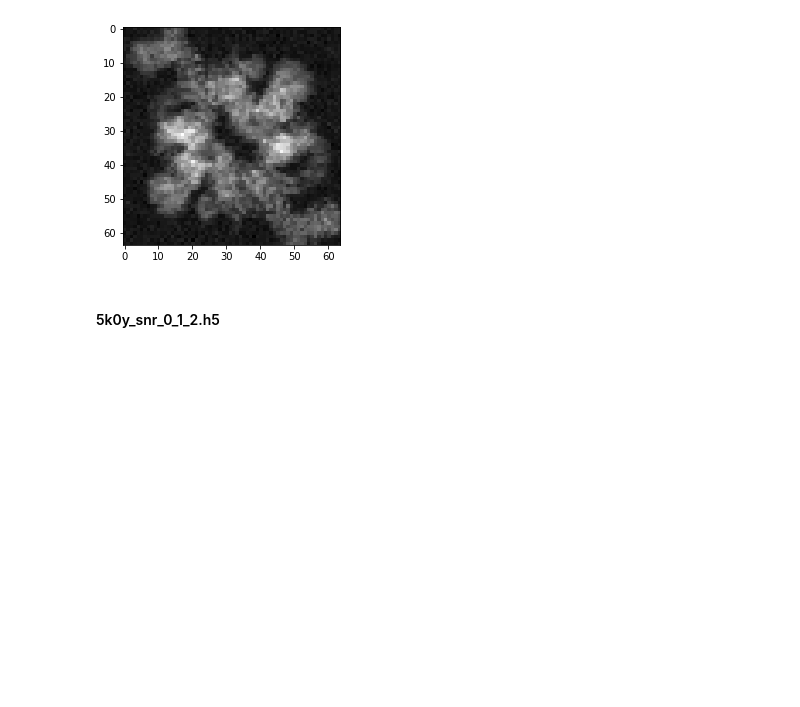
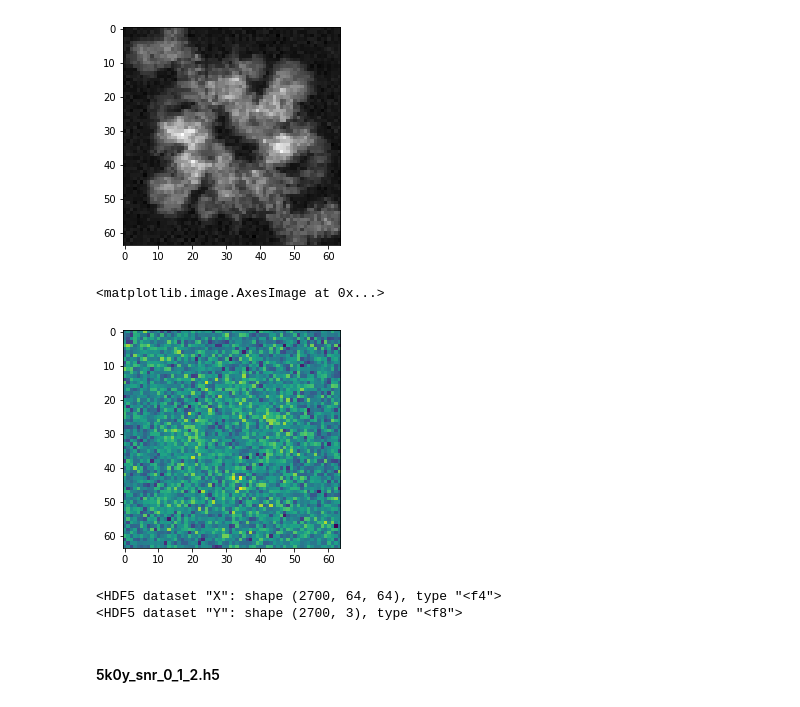
Before and after one commit to JJJJJasonZheng/cryo-EM, a Jupyter notebook: datapreprocess.ipynb, the cells around one changed output. Drawn from its saved outputs; the diff is of its cells as text; code cells hidden in the pictures; blank space fills up the shorter version.

```diff
--- a/datapreprocess.ipynb
+++ b/datapreprocess.ipynb
@@ -128,3 +133,14 @@ plt.imshow(np.mean(img_4,axis=0),cmap='gray')
 # %% [output]
 <matplotlib.image.AxesImage at 0x...>
 [figure]
+# %%
+x = []
+y = []
+for i in range(c1+c2+c3):
+    x.append(f['X'][i])
+    if i < c1:
+        y.append([1.0,0.0,0.0])
+    elif i < c2:
+        y.append([0.0,1.0,0.0])
+    else:
+        y.append([0.0,0.0,1.0])
@@ -130,0 +152,4 @@ plt.imshow(np.mean(img_4,axis=0),cmap='gray')
+# %%
+f = h5py.File('5gjq_snr_0_1_2_new.h5', 'r')
+print(f['X'])
+print(f['Y'])
@@ -166,3 +194,19 @@ plt.imshow(np.mean(img_4,axis=0),cmap='gray')
 # %% [output]
 <matplotlib.image.AxesImage at 0x...>
 [figure]
+# %%
+x = []
+y = []
+for i in range(c1+c2+c3):
+    x.append(f['X'][i])
+    if i < c1:
+        y.append([1.0,0.0,0.0])
+    elif i < c2:
+        y.append([0.0,1.0,0.0])
+    else:
+        y.append([0.0,0.0,1.0])
+# %%
+plt.imshow(x[1])
+# %% [output]
+<matplotlib.image.AxesImage at 0x...>
+[figure, added]
@@ -169,3 +218,10 @@ plt.imshow(np.mean(img_4,axis=0),cmap='gray')
+# %%
+f = h5py.File('5flc_snr_0_1_2_new.h5', 'r')
+print(f['X'])
+print(f['Y'])
+# %% [output]
+<HDF5 dataset "X": shape (2700, 64, 64), type "<f4">
+<HDF5 dataset "Y": shape (2700, 3), type "<f8">
 # %% [markdown]
 #### 5k0y_snr_0_1_2.h5
 # %%
```
Also changed, not shown: parts of 19 cells of this notebook.
